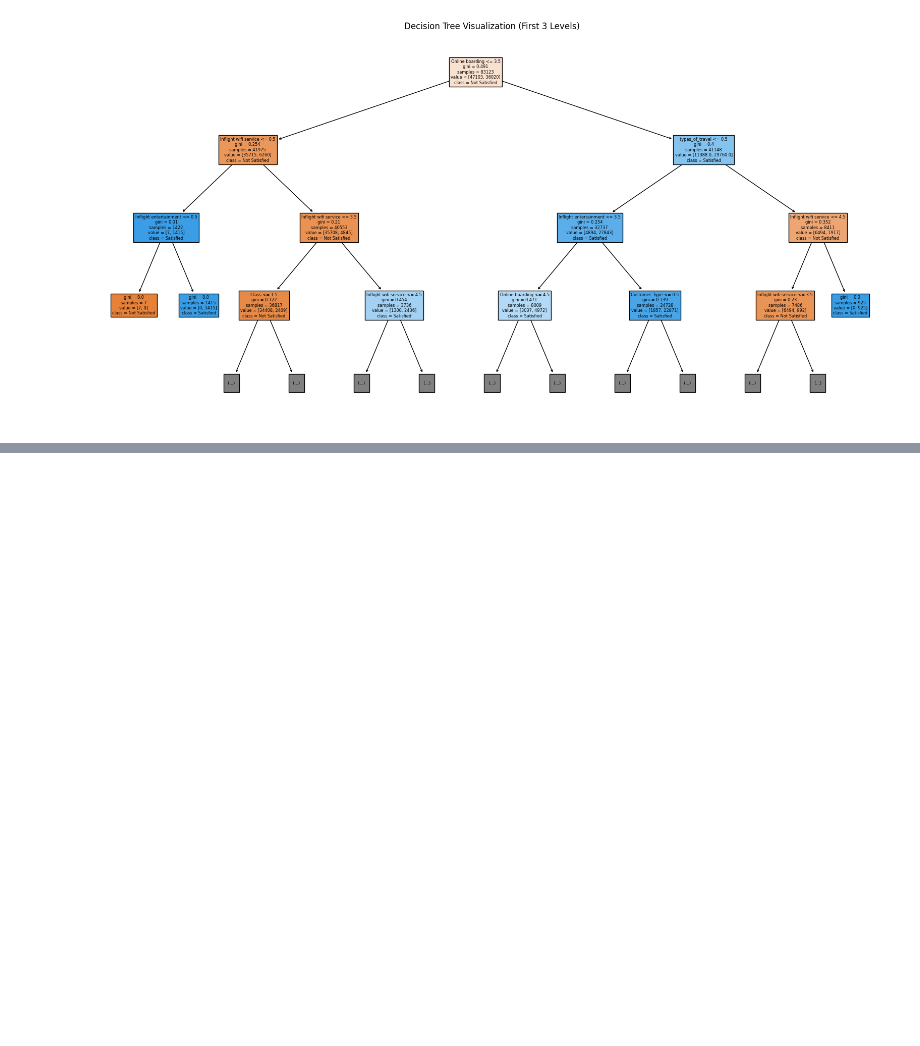
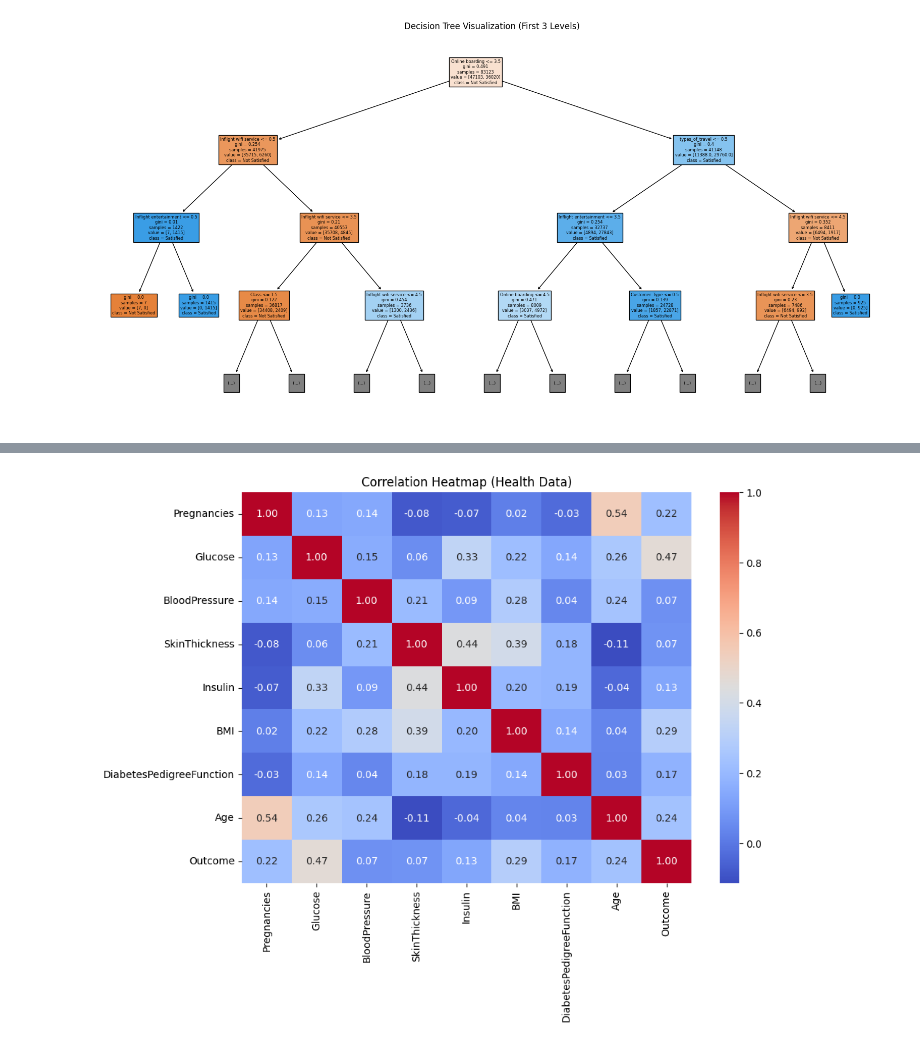
Before and after one commit to anggarisaputra23/assignmentop, a Jupyter notebook: AI_intro_task3.ipynb, the cells around one changed output, grey strips where cells are left out. Saved outputs shown, nothing was run; the diff lists cells and outputs as text; code cells hidden in the pictures; blank space fills up the shorter version.

```diff
--- a/AI_intro_task3.ipynb
+++ b/AI_intro_task3.ipynb
@@ -326,0 +355,9 @@ plt.show()
+# %%
+# Load health dataset (Pima Indians Diabetes)
+from sklearn.datasets import load_diabetes
+import pandas as pd
+
+# For classification, use a common diabetes dataset from UCI
+url = "https://raw.githubusercontent.com/plotly/datasets/master/diabetes.csv"
+health_df = pd.read_csv(url)
+health_df.head()
@@ -326,0 +430,9 @@ plt.show()
+# %%
+# Correlation heatmap
+plt.figure(figsize=(10,7))
+corr = health_df.corr()
+sns.heatmap(corr, annot=True, cmap='coolwarm', fmt=".2f")
+plt.title('Correlation Heatmap (Health Data)')
+plt.show()
+# %% [output]
+[figure, added]
```
Also changed, not shown: parts of 42 cells of this notebook.
